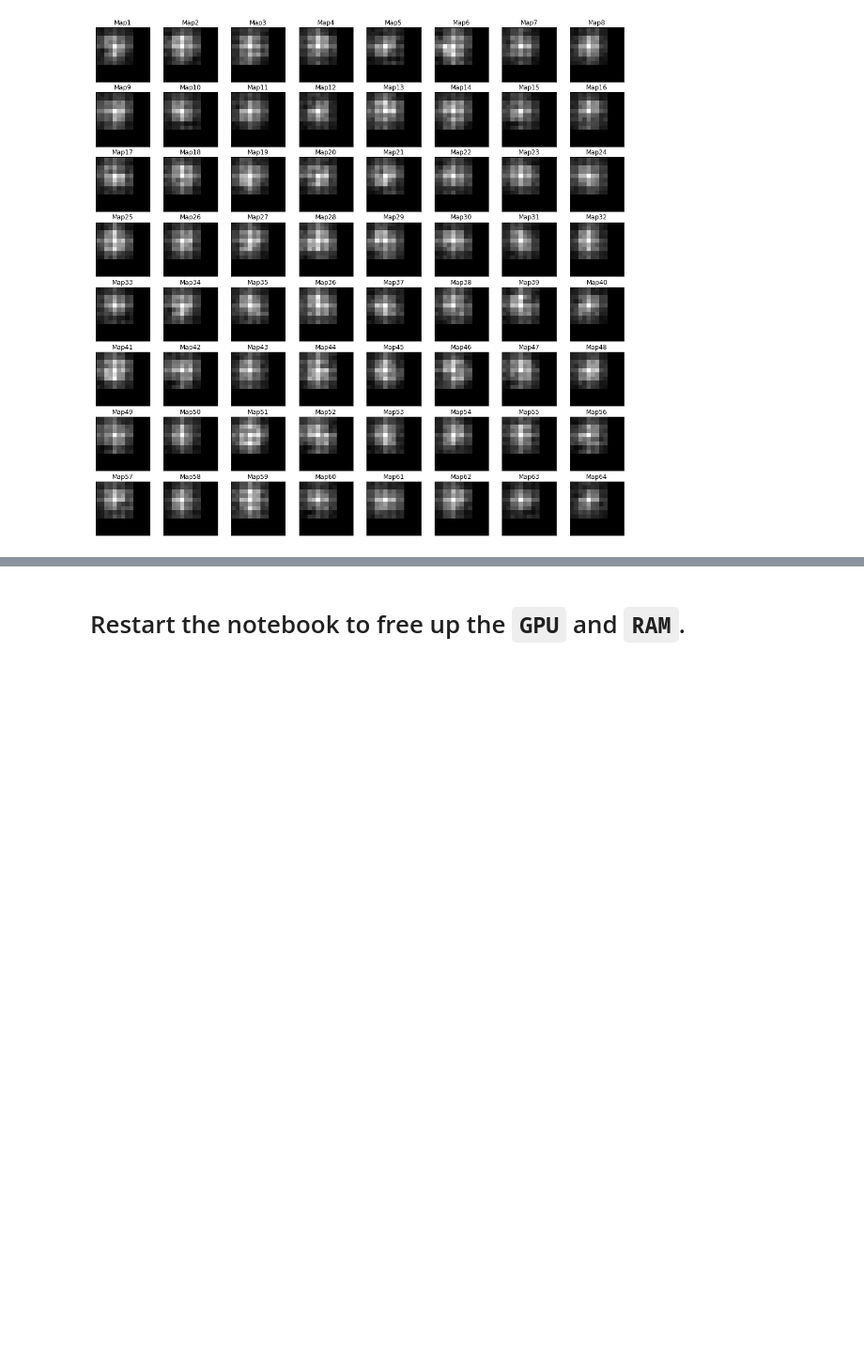
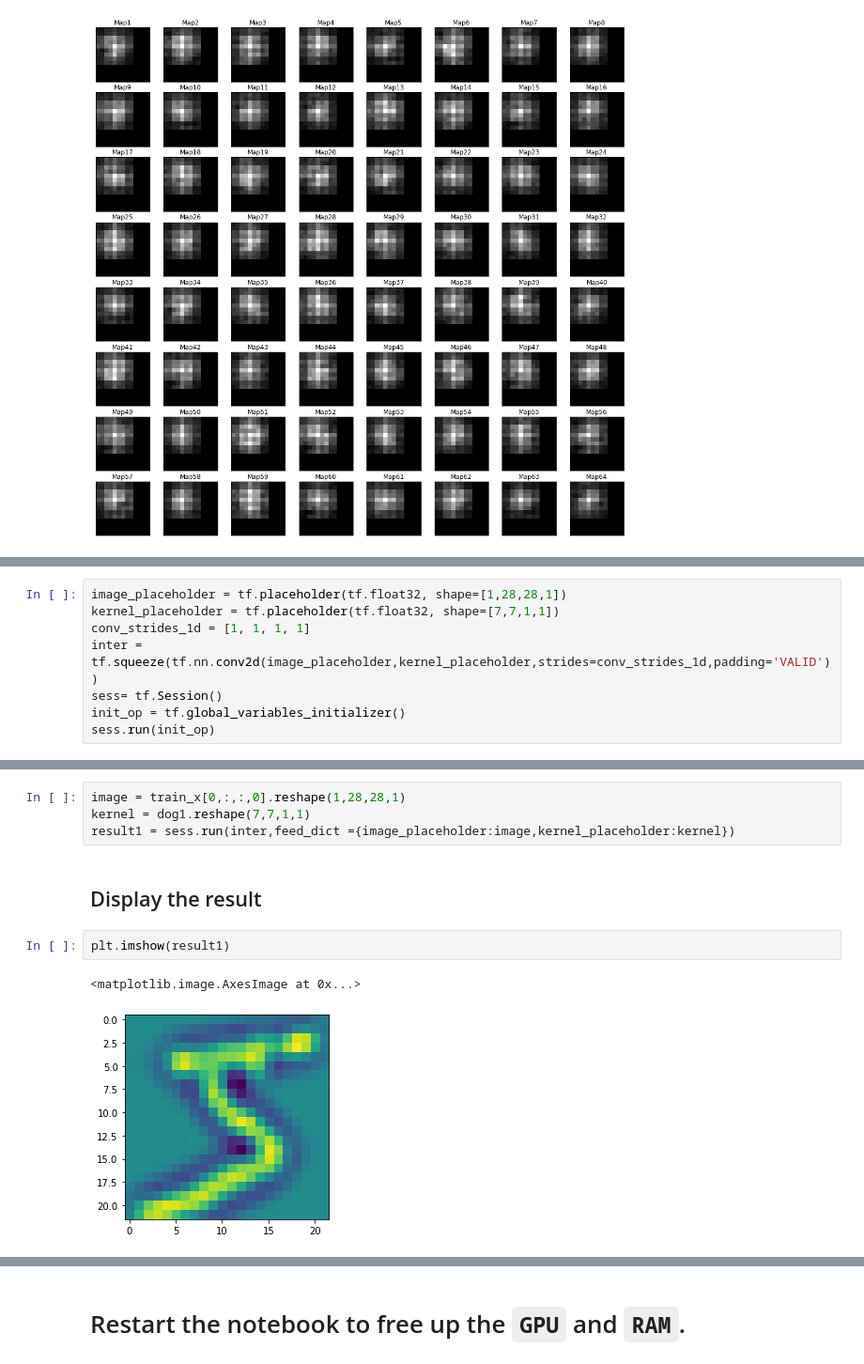
Before and after one commit to ruthvik92/ECE_697_Fall2020, a Jupyter notebook: train_cnn_using_numpy_arrays.ipynb, the cells around one changed output, grey strips where cells are left out. Shown at 94% size. Drawn from its saved outputs; the diff is of its cells as text; blank space fills up the shorter version.

```diff
--- a/train_cnn_using_numpy_arrays.ipynb
+++ b/train_cnn_using_numpy_arrays.ipynb
@@ -322,0 +357,8 @@ fig.subplots_adjust(left=0.03, bottom=0.0, right=0.99, top=0.9, wspace=0.0, hspa
+# %%
+image_placeholder = tf.placeholder(tf.float32, shape=[1,28,28,1])
+kernel_placeholder = tf.placeholder(tf.float32, shape=[7,7,1,1])
+conv_strides_1d = [1, 1, 1, 1]
+inter = tf.squeeze(tf.nn.conv2d(image_placeholder,kernel_placeholder,strides=conv_strides_1d,padding='VALID'))
+sess= tf.Session()
+init_op = tf.global_variables_initializer()
+sess.run(init_op)
@@ -322,0 +367,11 @@ fig.subplots_adjust(left=0.03, bottom=0.0, right=0.99, top=0.9, wspace=0.0, hspa
+# %%
+image = train_x[0,:,:,0].reshape(1,28,28,1)
+kernel = dog1.reshape(7,7,1,1)
+result1 = sess.run(inter,feed_dict ={image_placeholder:image,kernel_placeholder:kernel})
+# %% [markdown]
+## Display the result
+# %%
+plt.imshow(result1)
+# %% [output]
+<matplotlib.image.AxesImage at 0x...>
+[figure, added]
```
Also changed, not shown: parts of 11 cells of this notebook, 1 other file.
